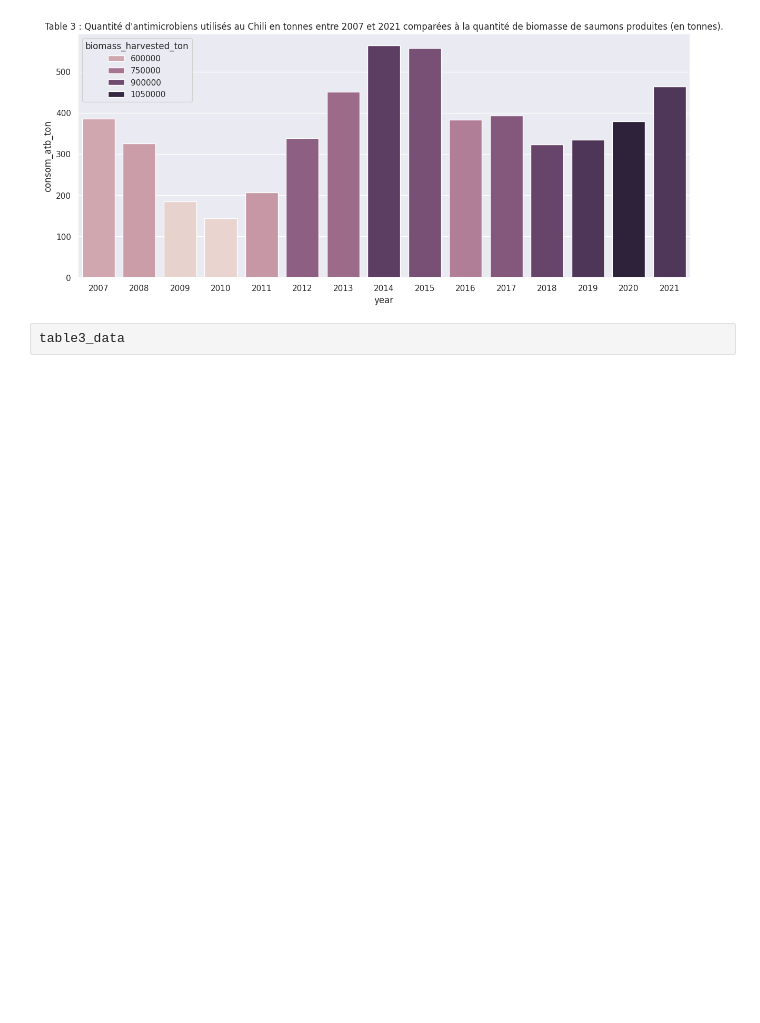
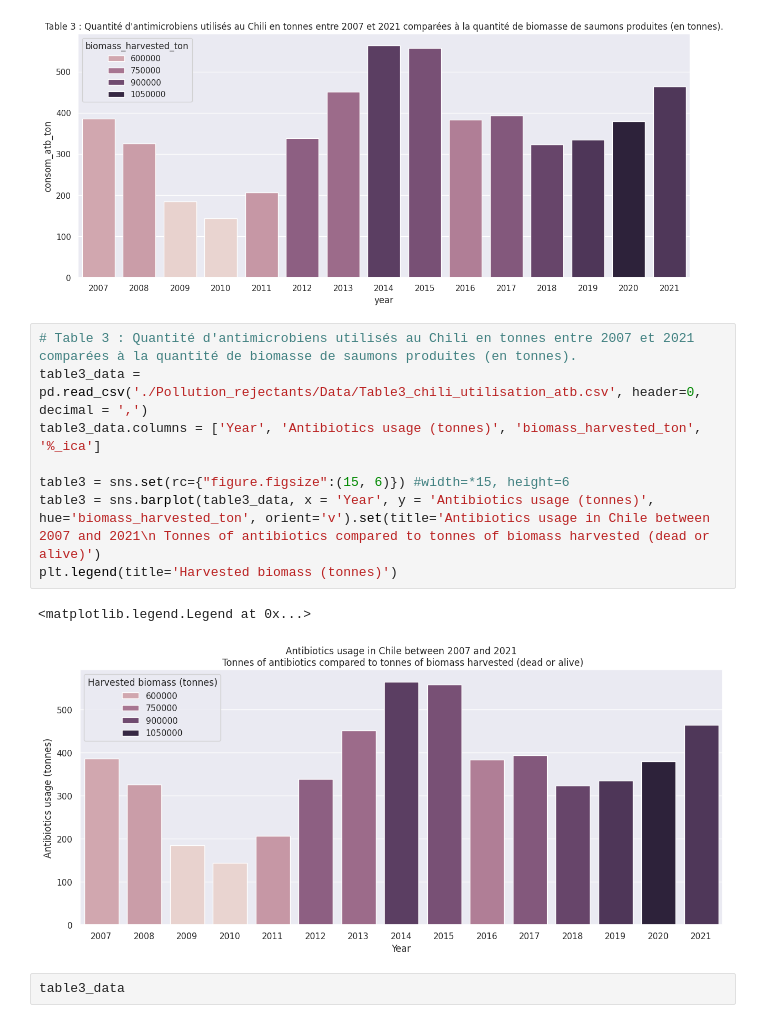
Before and after one commit to kumquat42/202402_MB_Data4Good_PinkBombs, a Jupyter notebook: 20240320_RejetPolluants.ipynb, the cells around one changed output. Saved outputs shown, nothing was run; the diff lists cells and outputs as text; blank space fills up the shorter version.

```diff
--- a/20240320_RejetPolluants.ipynb
+++ b/20240320_RejetPolluants.ipynb
@@ -144,6 +173,17 @@ sns.set(rc={"figure.figsize":(15, 6)}) #width=*15, height=6
 table3 = sns.barplot(table3_data, x = 'year', y = 'consom_atb_ton', hue='biomass_harvested_ton', orient='v').set(title='Table 3 : Quantité d\'antimicrobiens utilisés au Chili en tonnes entre 2007 et 2021 comparées à la quantité de biomasse de saumons produites (en tonnes).')
 # %% [output]
 [figure]
+# %%
+# Table 3 : Quantité d'antimicrobiens utilisés au Chili en tonnes entre 2007 et 2021 comparées à la quantité de biomasse de saumons produites (en tonnes).
+table3_data = pd.read_csv('./Pollution_rejectants/Data/Table3_chili_utilisation_atb.csv', header=0, decimal = ',')
+table3_data.columns = ['Year', 'Antibiotics usage (tonnes)', 'biomass_harvested_ton', '%_ica']
+
+table3 = sns.set(rc={"figure.figsize":(15, 6)}) #width=*15, height=6
+table3 = sns.barplot(table3_data, x = 'Year', y = 'Antibiotics usage (tonnes)', hue='biomass_harvested_ton', orient='v').set(title='Antibiotics usage in Chile between 2007 and 2021\n Tonnes of antibiotics compared to tonnes of biomass harvested (dead or alive)')
+plt.legend(title='Harvested biomass (tonnes)')
+# %% [output]
+<matplotlib.legend.Legend at 0x...>
+[figure, added]
 # %%
 table3_data
 # %% [output]
```
Also changed, not shown: parts of 5 cells of this notebook.
